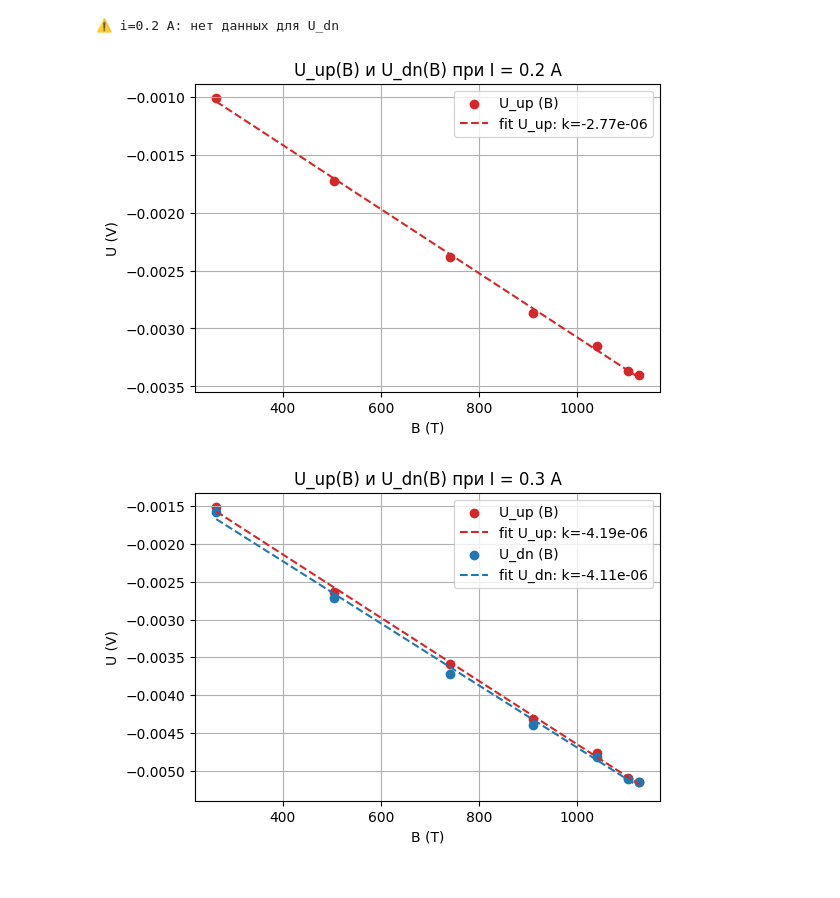
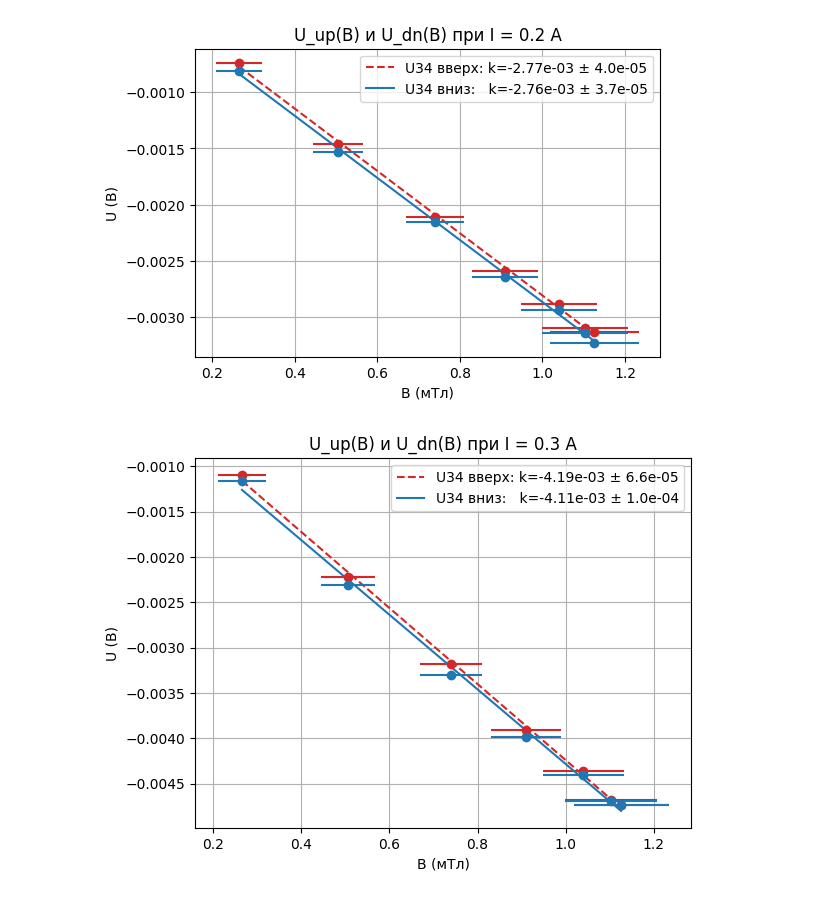
Before and after one commit to Bebriali/labs_ost, a Jupyter notebook: lab_3.3.4/lab.ipynb, the cells around one changed output. Drawn from its saved outputs; the diff is of its cells as text; code cells hidden in the pictures.

```diff
--- a/lab_3.3.4/lab.ipynb
+++ b/lab_3.3.4/lab.ipynb
@@ -84,9 +85,10 @@ i_values = np.array([0.2, 0.3, 0.4, 0.5, 0.6, 0.7, 0.8, 0.9, 1.0])
 # Измеренные напряжения (мВ)
 U1up = np.array([-1.009, -1.729, -2.383, -2.863, -3.154, -3.366, -3.403])
 U1dn = np.array([-1.079, -1.803, -2.420, -2.914, -3.208, -3.408, -3.495])
-U01  =
+U01  = -0.270
 U2up = np.array([-1.508, -2.636, -3.590, -4.322, -4.772, -5.091, -5.144])
 U2dn = np.array([-1.574, -2.720, -3.717, -4.393, -4.815, -5.104, -5.144])
+U02  = -0.411
 U3up = np.array([-2.093, -3.520, -4.764, -5.730, -6.347, -6.774, -6.832])
 U3dn = np.array([-2.145, -3.666, -4.903, -5.856, -6.405, -6.772, -6.832])
 U03 = -0.542
@@ -111,8 +113,8 @@ U09 = -1.200
 
 # Собираем все наборы в список
 datasets = [
-    {'i': 0.2, 'Uup': U1up, 'Udn': U1dn,   'U0': None},
-    {'i': 0.3, 'Uup': U2up, 'Udn': U2dn,   'U0': None},
+    {'i': 0.2, 'Uup': U1up, 'Udn': U1dn,   'U0': U01},
+    {'i': 0.3, 'Uup': U2up, 'Udn': U2dn,   'U0': U02},
     {'i': 0.4, 'Uup': U3up, 'Udn': U3dn,   'U0': U03},
     {'i': 0.5, 'Uup': U4up, 'Udn': U4dn,   'U0': U04},
     {'i': 0.6, 'Uup': U5up, 'Udn': U5dn,   'U0': U05},
@@ -148,46 +197,43 @@ plt.show()
 # %%
 results = []
 
+plt.figure(figsize=(6,4))
+
 for ds in datasets:
     i_sample = ds['i']
-    Uup = np.array(ds['Uup']) * u_scale
-    Udn = np.array(ds['Udn']) * u_scale if ds['Udn'] is not None else None
-    B_vals = np.array(B_of_I(I_magnet), dtype=float)
+    Uup = (np.array(ds['Uup']) - ds['U0']) * u_scale
+    Udn = (np.array(ds['Udn']) - ds['U0']) * u_scale
+    B_vals = B_of_I(I_magnet) * 1e-3
+    B_err_exp = np.sqrt((I_magnet * sigma_a)**2 + sigma_b**2) * 1e-3  # длина = len(I_magnet)
 
-    plt.figure(figsize=(6,4))
 
-    # ---- U_up(B) ----
+
+    # ---- U_up(B)
     slope_up, intercept_up, r_value_up, p_value_up, std_err_up = linregress(B_vals, Uup)
-    plt.scatter(B_vals, Uup, color='tab:red', label='U_up (B)')
-    plt.plot(B_vals, slope_up*B_vals + intercept_up, color='tab:red', linestyle='--',
-             label=f'fit U_up: k={slope_up:.2e}')
+    plt.errorbar(B_vals, Uup, xerr=B_err_exp, yerr=0.001*u_scale,
+                 fmt='o', color='tab:red')
+    plt.plot(B_vals, slope_up*B_vals + intercept_up, '--', color='tab:red',
+             label=f'U34 вверх: k={slope_up:.2e} ± {std_err_up:.1e}')
 
-    # ---- U_dn(B) ----
-    if Udn is not None:
-        slope_dn, intercept_dn, r_value_dn, p_value_dn, std_err_dn = linregress(B_vals, Udn)
-        plt.scatter(B_vals, Udn, color='tab:blue', label='U_dn (B)')
-        plt.plot(B_vals, slope_dn*B_vals + intercept_dn, color='tab:blue', linestyle='--',
-                 label=f'fit U_dn: k={slope_dn:.2e}')
-    else:
-        print(f"⚠️ i={i_sample} A: нет данных для U_dn")
-        slope_dn, intercept_dn, r_value_dn, std_err_dn = [np.nan]*4
+    # ---- U_dn(B)
+    slope_dn, intercept_dn, r_value_dn, p_value_dn, std_err_dn = linregress(B_vals, Udn)
+    plt.errorbar(B_vals, Udn, xerr=B_err_exp, yerr=0.001*u_scale,
+                 fmt='o', color='tab:blue')
+    plt.plot(B_vals, slope_dn*B_vals + intercept_dn, '-', color='tab:blue',
+             label=f'U34 вниз:   k={slope_dn:.2e} ± {std_err_dn:.1e}')
 
-    # ---- сохраняем результаты ----
     results.append({
         'i': i_sample,
-        'k_up': slope_up,
-        'k_dn': slope_dn,
-        'r_up': r_value_up,
-        'r_dn': r_value_dn
+        'k_up': slope_up, 'k_up_err': std_err_up,
+        'k_dn': slope_dn, 'k_dn_err': std_err_dn
     })
 
-    # ---- оформление графика ----
-    plt.xlabel('B (T)')
-    plt.ylabel('U (V)')
+    plt.xlabel('B (мТл)')
+    plt.ylabel('U (В)')
     plt.title(f'U_up(B) и U_dn(B) при I = {i_sample} A')
     plt.grid(True)
     plt.legend()
+plt.show()
 # %% [output]
-⚠️ i=0.2 A: нет данных для U_dn
-[figure, old version]
+[figure, new version]
-[figure, old version]
+[figure, new version]
```
Also changed, not shown: parts of 6 cells of this notebook, 2 other files.
